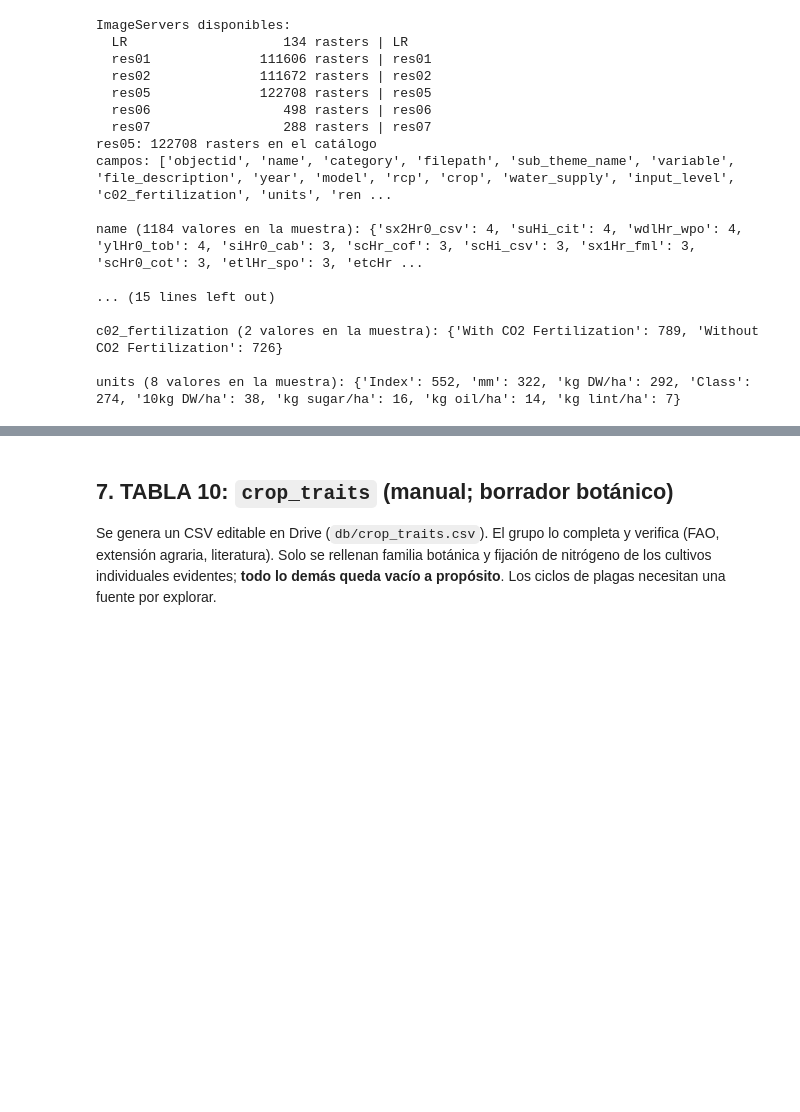
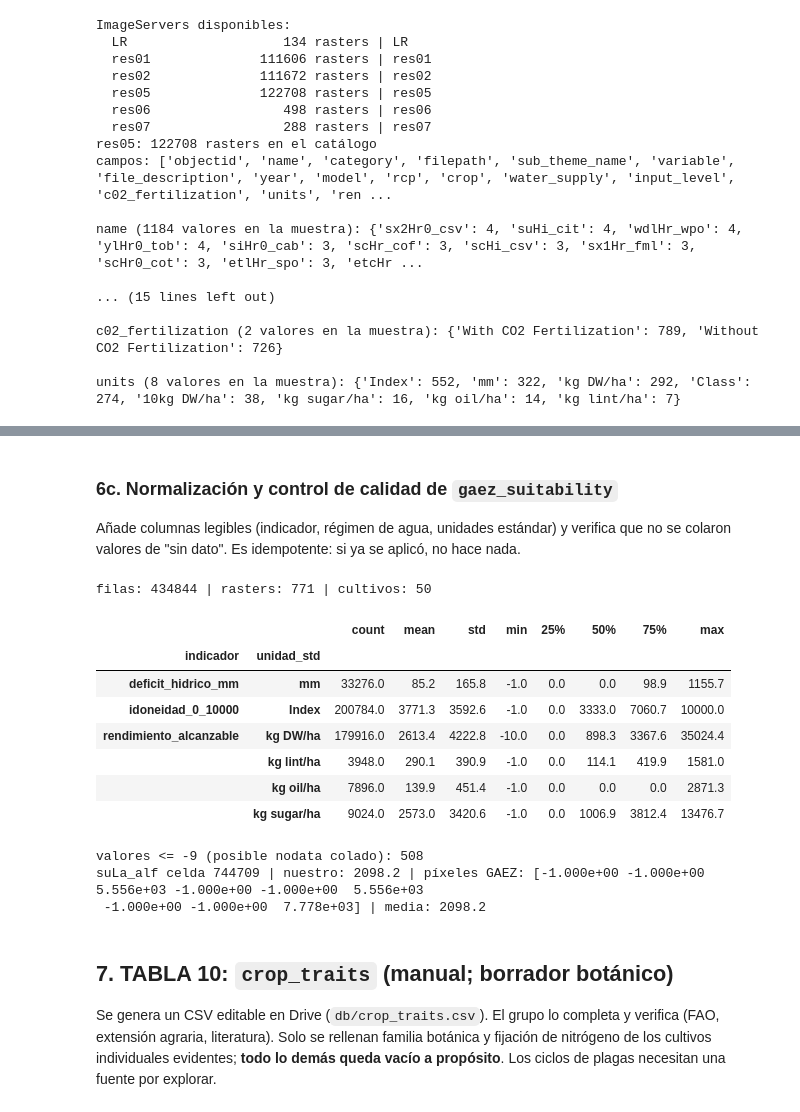
Before and after one commit to CamiloAndresDG/orchid_app, a Jupyter notebook: backend/app/etl_nasa_space_apps.ipynb, the cells around one changed output, grey strips where cells are left out. Saved outputs shown, nothing was run; the diff lists cells and outputs as text; code cells hidden in the pictures; blank space fills up the shorter version.

```diff
--- a/backend/app/etl_nasa_space_apps.ipynb
+++ b/backend/app/etl_nasa_space_apps.ipynb
@@ -846,3 +1015,56 @@ units (8 valores en la muestra): {'Index': 552, 'mm': 322, 'kg DW/ha': 292, 'Cla
+# %% [markdown]
+### 6c. Normalización y control de calidad de `gaez_suitability`
+Añade columnas legibles (indicador, régimen de agua, unidades estándar) y verifica que no se colaron valores de "sin dato".
+Es idempotente: si ya se aplicó, no hace nada.
+# %%
+if hecho("gaez_suitability"):
+    gs = cargar("gaez_suitability")
+    if "indicador" not in gs.columns:
+        v = gs["variable"].str.lower()
+        gs["indicador"] = np.select(
+            [v.str.startswith("suitability index"), v.str.startswith("average attainable yield"),
+             v.str.startswith("water deficit")],
+            ["idoneidad_0_10000", "rendimiento_alcanzable", "deficit_hidrico_mm"], default="otro")
+        ws = gs["water_supply"].str.strip()
+        gs["regimen_agua"] = np.where(ws.str.startswith("Rainfed"), "secano", "riego")
+        gs["tipo_riego"] = ws.where(gs["regimen_agua"] == "riego")          # Irrigation / Gravity / Sprinkler / Drip
+        u = gs["units"].str.strip()
+        gs["valor_std"] = np.where(u == "10kg DW/ha", gs["valor"] * 10, gs["valor"])
+        gs["unidad_std"] = u.replace({"10kg DW/ha": "kg DW/ha"})
+        guardar(gs, "gaez_suitability")
+    print("filas:", len(gs), "| rasters:", gs["objectid"].nunique(), "| cultivos:", gs["crop"].nunique())
+    display(gs.groupby(["indicador", "unidad_std"])["valor_std"].describe().round(1))
+    print("valores <= -9 (posible nodata colado):", int((gs["valor_std"] <= -9).sum()))
+
+    # QA: un raster, la celda de California, contra los píxeles originales de GAEZ
+    try:
+        fila = gs[(gs["zona"] == "california_central") & (gs["indicador"] == "idoneidad_0_10000")].iloc[0]
+        url = None
+        for _, r in registros("res05", [int(fila["objectid"])], campos_ligeros("res05")).iterrows():
+            url = r["download_url"]
+        with rasterio.Env(GDAL_DISABLE_READDIR_ON_OPEN="EMPTY_DIR", GDAL_HTTP_TIMEOUT="30"):
+            with rasterio.open(url) as src:
+                c0 = int(round((fila["lon"] - RES / 2 - src.transform.c) / src.res[0]))
+                r0 = int(round((src.transform.f - (fila["lat"] + RES / 2)) / src.res[1]))
+                bloque = src.read(1, window=Window(c0, r0, 3, 3)).astype(float)
+        bloque[bloque == src.nodata] = np.nan
+        print(fila["name"], "celda", int(fila["cell_id"]), "| nuestro:", round(fila["valor"], 1),
+              "| píxeles GAEZ:", np.round(bloque.ravel()), "| media:", round(float(np.nanmean(bloque)), 1))
+    except Exception as ex:
+        print("QA no disponible:", type(ex).__name__, str(ex)[:150])
+# %% [output]
+filas: 434844 | rasters: 771 | cultivos: 50
+|  |  | count | mean | std | min | 25% | 50% | 75% | max |
+| indicador | unidad_std |  |  |  |  |  |  |  |  |
+| deficit_hidrico_mm | mm | 33276.0 | 85.2 | 165.8 | -1.0 | 0.0 | 0.0 | 98.9 | 1155.7 |
+| idoneidad_0_10000 | Index | 200784.0 | 3771.3 | 3592.6 | -1.0 | 0.0 | 3333.0 | 7060.7 | 10000.0 |
+| rendimiento_alcanzable | kg DW/ha | 179916.0 | 2613.4 | 4222.8 | -10.0 | 0.0 | 898.3 | 3367.6 | 35024.4 |
+|  | kg lint/ha | 3948.0 | 290.1 | 390.9 | -1.0 | 0.0 | 114.1 | 419.9 | 1581.0 |
+|  | kg oil/ha | 7896.0 | 139.9 | 451.4 | -1.0 | 0.0 | 0.0 | 0.0 | 2871.3 |
+|  | kg sugar/ha | 9024.0 | 2573.0 | 3420.6 | -1.0 | 0.0 | 1006.9 | 3812.4 | 13476.7 |
+valores <= -9 (posible nodata colado): 508
+suLa_alf celda 744709 | nuestro: 2098.2 | píxeles GAEZ: [-1.000e+00 -1.000e+00  5.556e+03 -1.000e+00 -1.000e+00  5.556e+03
+ -1.000e+00 -1.000e+00  7.778e+03] | media: 2098.2
 # %% [markdown]
 ## 7. TABLA 10: `crop_traits` (manual; borrador botánico)
 Se genera un CSV editable en Drive (`db/crop_traits.csv`). El grupo lo completa y verifica
```
Also changed, not shown: parts of 12 cells of this notebook.
